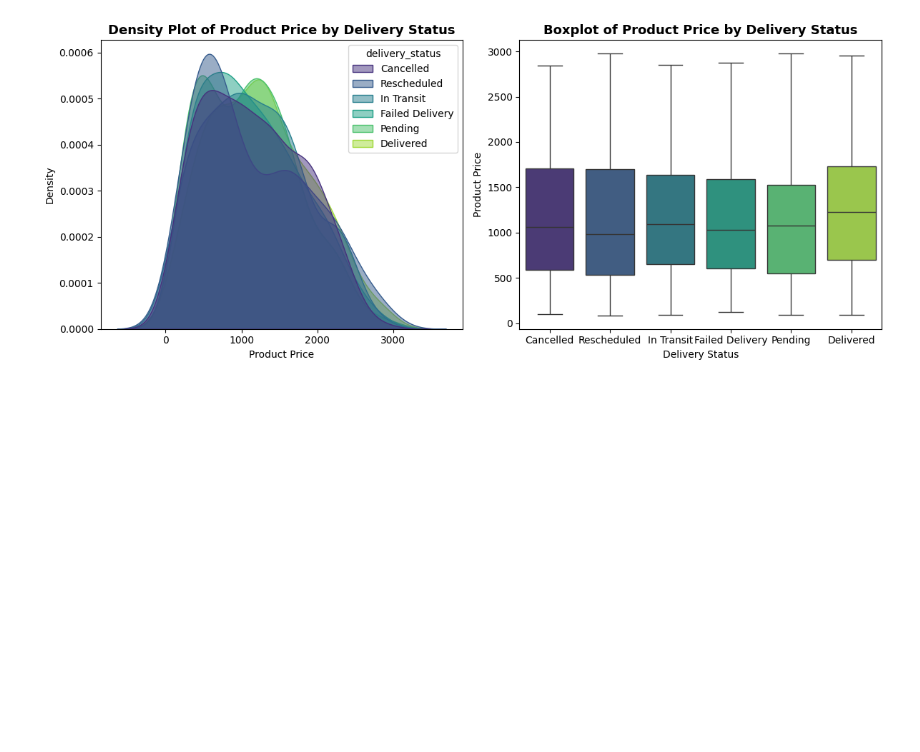
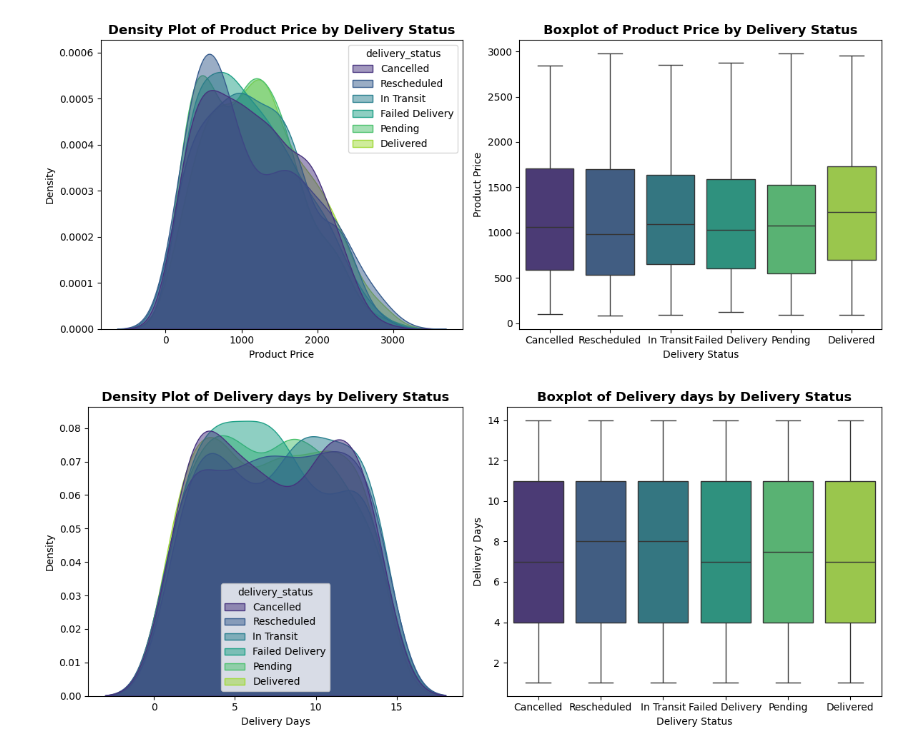
Before and after one commit to hemalmewan/Final-Project-ML-Group-12, a Jupyter notebook: EDA/eda.ipynb, the cells around one changed output. Cells and saved outputs as stored; diff of their text form; code cells hidden in the pictures; blank space fills up the shorter version.

```diff
--- a/EDA/eda.ipynb
+++ b/EDA/eda.ipynb
@@ -489,3 +499,38 @@ plt.tight_layout()
 plt.show()
 # %% [output]
 [figure]
+# %%
+##plot the density plot and boxplot with the target variable(delivery status)
+plt.figure(figsize=(12,5))
+
+# --- Subplot 1: Density plot ---
+plt.subplot(1, 2, 1)
+sns.kdeplot(
+    data=train_data,
+    x='delivery_window_days',
+    hue='delivery_status',
+    fill=True,
+    common_norm=False,
+    alpha=0.5,
+    palette='viridis'
+)
+plt.title("Density Plot of Delivery days by Delivery Status", fontsize=13, fontweight='bold')
+plt.xlabel("Delivery Days")
+plt.ylabel("Density")
+
+# --- Subplot 2: Boxplot ---
+plt.subplot(1, 2, 2)
+sns.boxplot(
+    data=train_data,
+    x='delivery_status',
+    y='delivery_window_days',
+    palette='viridis'
+)
+plt.title("Boxplot of Delivery days by Delivery Status", fontsize=13, fontweight='bold')
+plt.xlabel("Delivery Status")
+plt.ylabel("Delivery Days")
+
+plt.tight_layout()
+plt.show()
+# %% [output]
+[figure, added]
```
Also changed, not shown: parts of 18 cells of this notebook.
